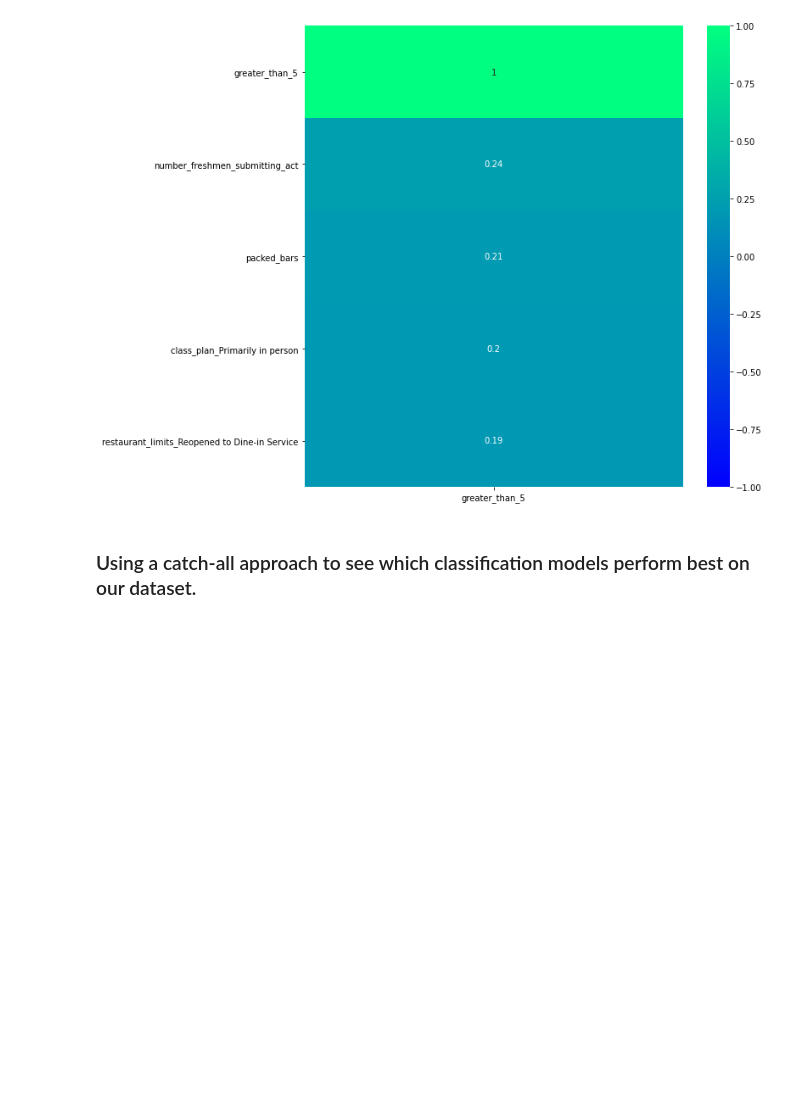
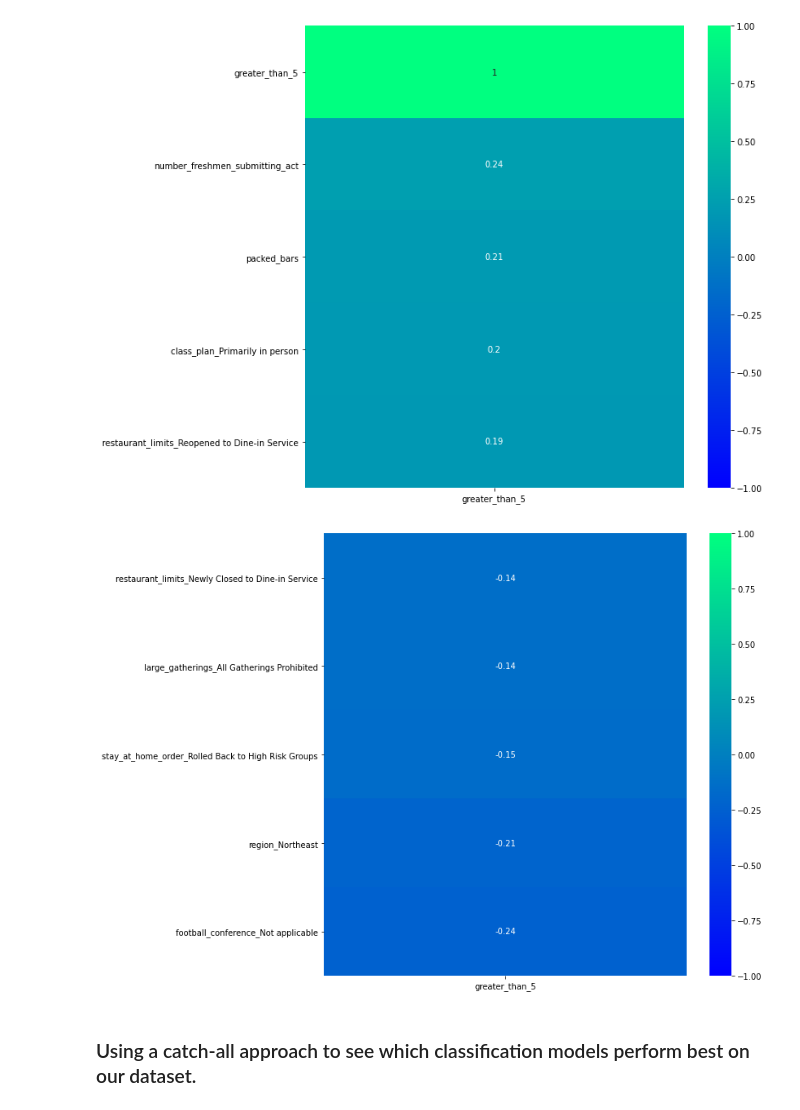
Before and after one commit to krking1512/ga-project-5, a Jupyter notebook: 3_feature_engineering_modeling_conclusions.ipynb, the cells around one changed output. Cells and saved outputs as stored; diff of their text form; code cells hidden in the pictures; blank space fills up the shorter version.

```diff
--- a/3_feature_engineering_modeling_conclusions.ipynb
+++ b/3_feature_engineering_modeling_conclusions.ipynb
@@ -111,6 +112,16 @@ sns.heatmap(corr, cmap='winter', annot = True, vmin=-1, vmax=1)
 plt.savefig('./images/correlation_top.png');
 # %% [output]
 [figure]
+# %%
+#correlation matrix with target variable
+#Note: We will be dropping percent_infected and cases from X.
+data1 = data.drop(columns = ['percent_infected', 'cases'])
+corr = data1.corr()[['greater_than_5']].sort_values(by='greater_than_5', ascending = False).tail(5)
+plt.figure(figsize = (10, 10))
+sns.heatmap(corr, cmap='winter', annot = True, vmin=-1, vmax=1)
+plt.savefig('./images/correlation_tail.png');
+# %% [output]
+[figure, added]
 # %% [markdown]
 ### Using a catch-all approach to see which classification models perform best on our dataset.
 # %%
```
Also changed, not shown: parts of 4 cells of this notebook, 7 other files.
